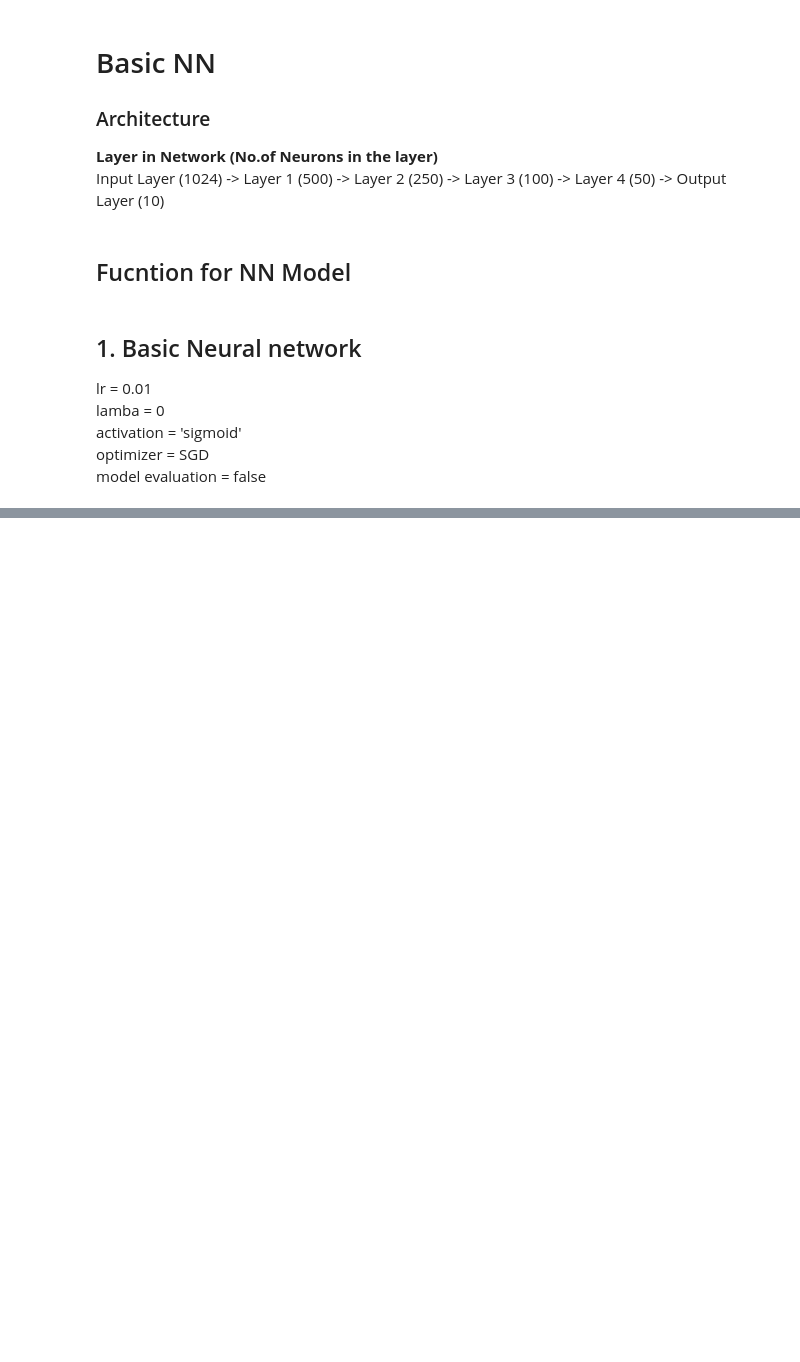
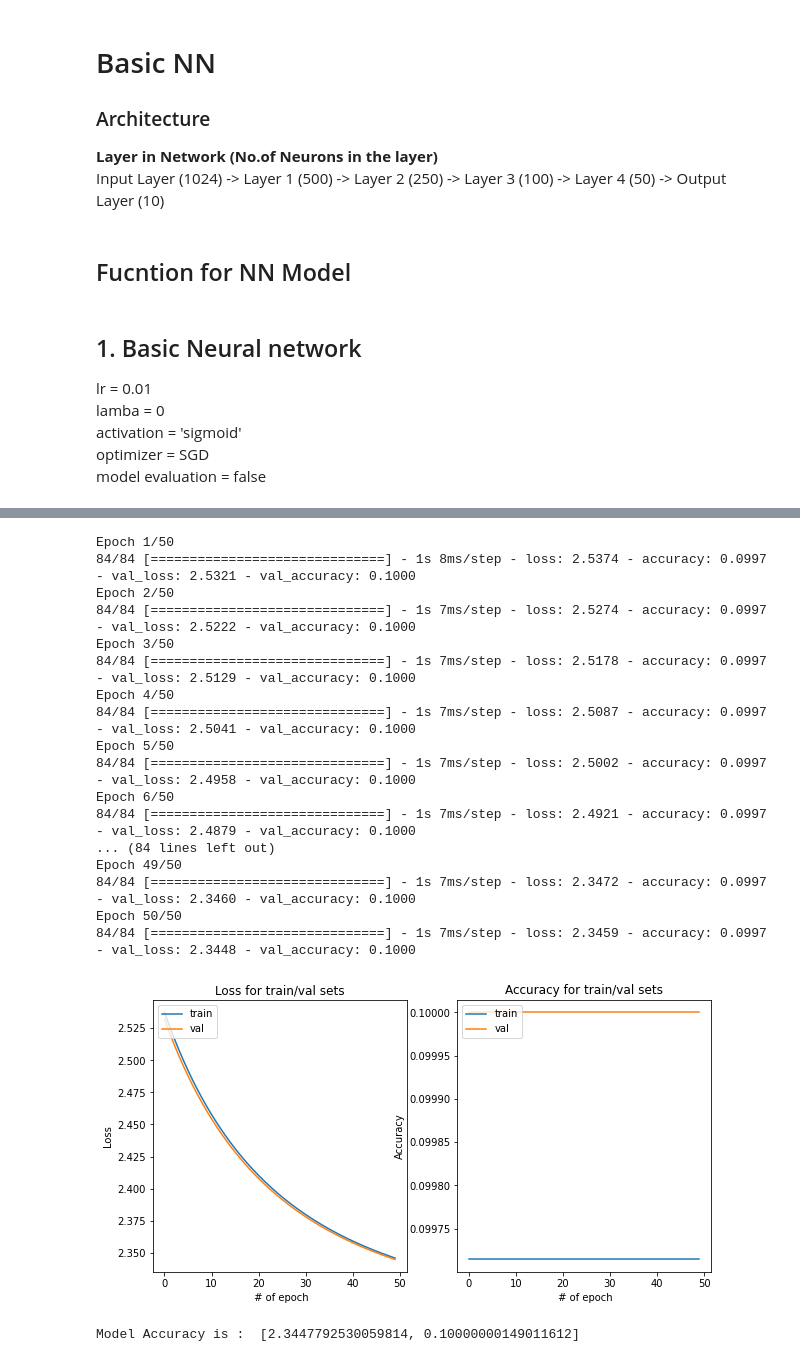
Before and after one commit to CHYaswanth/SVHN-Image-classification, a Jupyter notebook: SVHN_Digit_Classification.ipynb, the cells around one changed output, grey strips where cells are left out. Drawn from its saved outputs; the diff is of its cells as text; code cells hidden in the pictures; blank space fills up the shorter version.

```diff
--- a/SVHN_Digit_Classification.ipynb
+++ b/SVHN_Digit_Classification.ipynb
@@ -257,0 +310,27 @@ Epoch 10/10
+# %%
+lr = 1e-5
+Lambda = 1e-7
+
+tune_model_1 = NN_model(50, lr, Lambda, activation='sigmoid', optimizer='SGD')
+
+print('Model Accuracy is : ', tune_model_1[1])
+# %% [output]
+Epoch 1/50
+84/84 [==============================] - 1s 8ms/step - loss: 2.5374 - accuracy: 0.0997 - val_loss: 2.5321 - val_accuracy: 0.1000
+Epoch 2/50
+84/84 [==============================] - 1s 7ms/step - loss: 2.5274 - accuracy: 0.0997 - val_loss: 2.5222 - val_accuracy: 0.1000
+Epoch 3/50
+84/84 [==============================] - 1s 7ms/step - loss: 2.5178 - accuracy: 0.0997 - val_loss: 2.5129 - val_accuracy: 0.1000
+Epoch 4/50
+84/84 [==============================] - 1s 7ms/step - loss: 2.5087 - accuracy: 0.0997 - val_loss: 2.5041 - val_accuracy: 0.1000
+Epoch 5/50
+84/84 [==============================] - 1s 7ms/step - loss: 2.5002 - accuracy: 0.0997 - val_loss: 2.4958 - val_accuracy: 0.1000
+Epoch 6/50
+84/84 [==============================] - 1s 7ms/step - loss: 2.4921 - accuracy: 0.0997 - val_loss: 2.4879 - val_accuracy: 0.1000
+... (84 lines left out)
+Epoch 49/50
+84/84 [==============================] - 1s 7ms/step - loss: 2.3472 - accuracy: 0.0997 - val_loss: 2.3460 - val_accuracy: 0.1000
+Epoch 50/50
+84/84 [==============================] - 1s 7ms/step - loss: 2.3459 - accuracy: 0.0997 - val_loss: 2.3448 - val_accuracy: 0.1000
+[figure, added]
+Model Accuracy is :  [2.3447792530059814, 0.10000000149011612]
```
Also changed, not shown: parts of 16 cells of this notebook.
